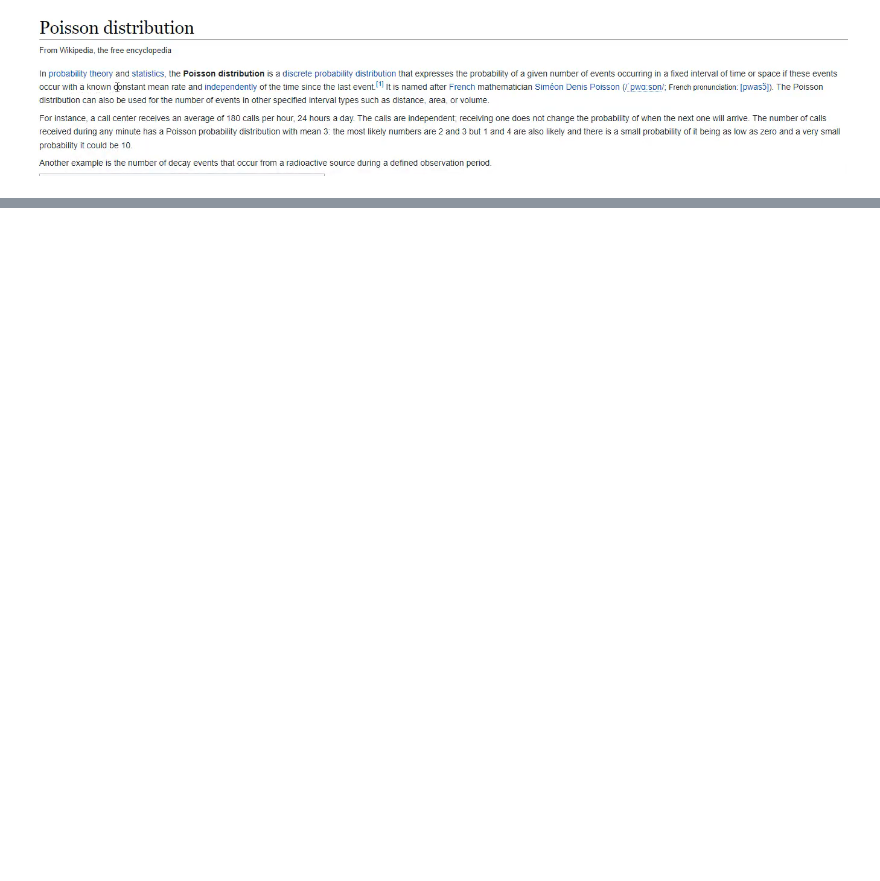
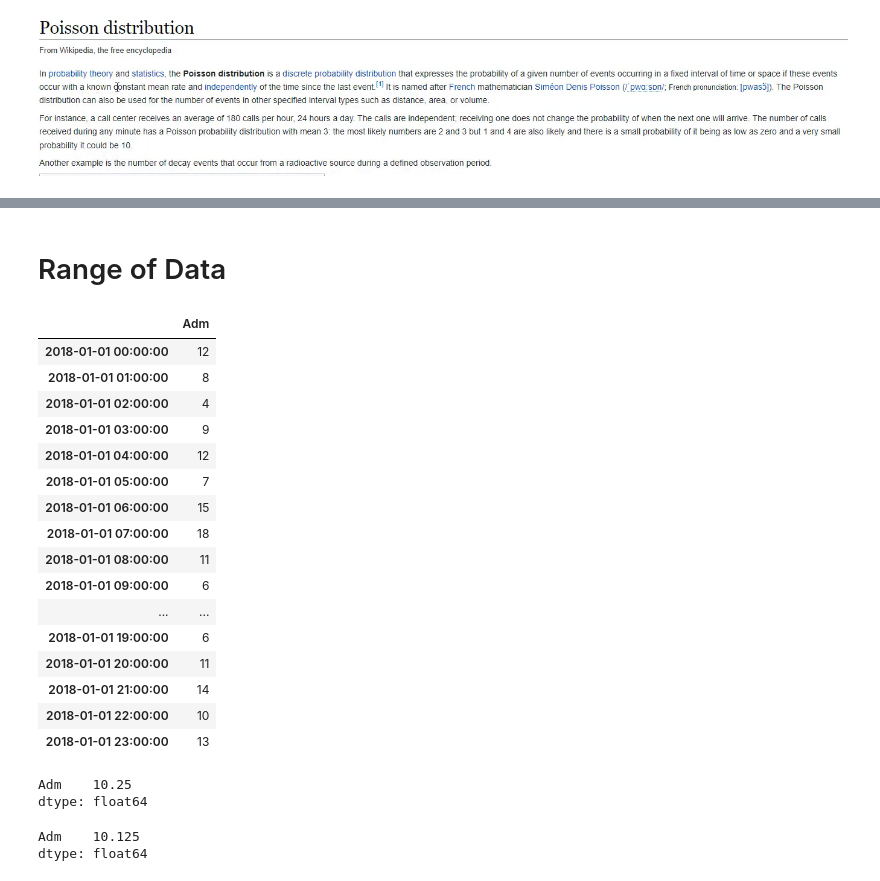
Before and after one commit to horgano/ProgDataAnalysis, a Jupyter notebook: TimeSeries/Simulate_Synthesize_TimeSeries.ipynb, the cells around one changed output, grey strips where cells are left out. Drawn from its saved outputs; the diff is of its cells as text; code cells hidden in the pictures; blank space fills up the shorter version.

```diff
--- a/TimeSeries/Simulate_Synthesize_TimeSeries.ipynb
+++ b/TimeSeries/Simulate_Synthesize_TimeSeries.ipynb
@@ -100,0 +103,2 @@ ts
+# %%
+ts  = pd.DataFrame(data=rng.poisson(10, len(idx)), index=idx , columns=["Adm"]) # 10 avg
@@ -100,0 +115,22 @@ ts
+# %% [markdown]
+# Range of Data
+# %%
+ts.loc['2018-01-01 00:00:00':'2018-01-01 23:00:00']
+# %% [output]
+|  | Adm |
+| 2018-01-01 00:00:00 | 12 |
+| 2018-01-01 01:00:00 | 8 |
+| 2018-01-01 02:00:00 | 4 |
+| 2018-01-01 03:00:00 | 9 |
+| 2018-01-01 04:00:00 | 12 |
+| 2018-01-01 05:00:00 | 7 |
+| 2018-01-01 06:00:00 | 15 |
+| 2018-01-01 07:00:00 | 18 |
+| 2018-01-01 08:00:00 | 11 |
+| 2018-01-01 09:00:00 | 6 |
+| ... | ... |
+| 2018-01-01 19:00:00 | 6 |
+| 2018-01-01 20:00:00 | 11 |
+| 2018-01-01 21:00:00 | 14 |
+| 2018-01-01 22:00:00 | 10 |
+| 2018-01-01 23:00:00 | 13 |
@@ -100,0 +139,10 @@ ts
+# %%
+ts.loc['2018-01-01 00:00:00':'2018-01-01 23:00:00'].mean()
+# %% [output]
+Adm    10.25
+dtype: float64
+# %%
+ts.loc['2018-01-02 00:00:00':'2018-01-02 23:00:00'].mean()
+# %% [output]
+Adm    10.125
+dtype: float64
```
Also changed, not shown: parts of 13 cells of this notebook.
